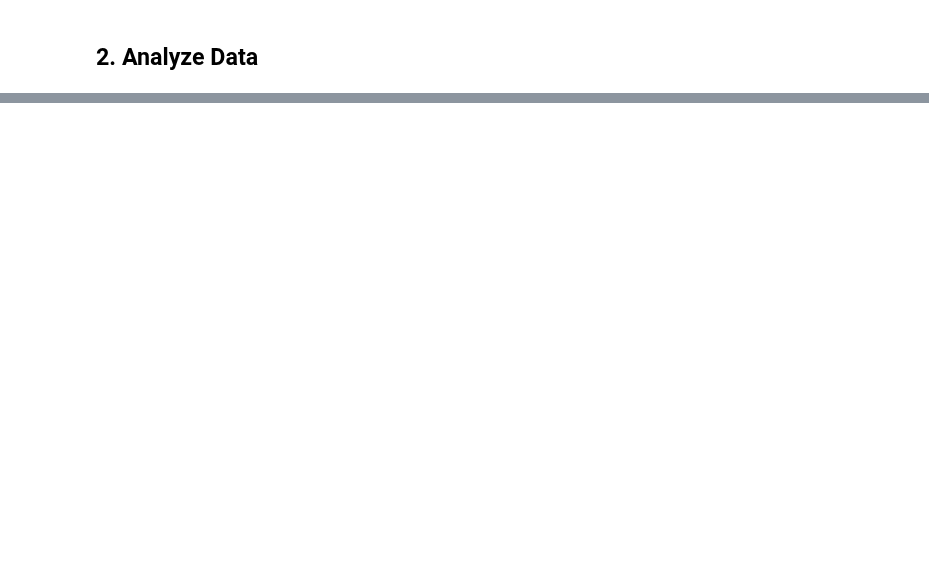
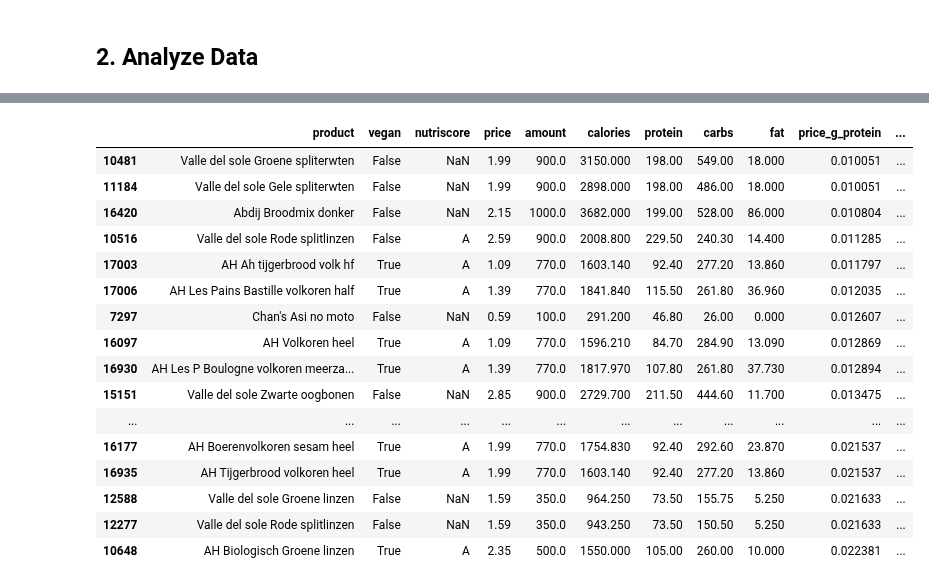
Before and after one commit to LuisCalejo/vegan-nutrition, a Jupyter notebook: src/data_analysis.ipynb, the cells around one changed output, grey strips where cells are left out. Cells and saved outputs as stored; diff of their text form; code cells hidden in the pictures; blank space fills up the shorter version.

```diff
--- a/src/data_analysis.ipynb
+++ b/src/data_analysis.ipynb
@@ -281,0 +415,21 @@ df.sort_values(by=['price_g_protein']).iloc[1:40]
+# %%
+df[df['perc_calories_protein'] >= 0.20].sort_values(by=['price_g_protein']).iloc[0:50].to_csv(DIR_DATA_ANIMATIONS + 'table_protein_cheap_20perc.csv', index = False)
+df[df['perc_calories_protein'] >= 0.20].sort_values(by=['price_g_protein']).iloc[0:50][['product','vegan','nutriscore','price','amount','calories','protein','carbs','fat','price_g_protein', 'perc_calories_protein']]
+# %% [output]
+|  | product | vegan | nutriscore | price | amount | calories | protein | carbs | fat | price_g_protein | ... |
+| 10481 | Valle del sole Groene spliterwten | False | NaN | 1.99 | 900.0 | 3150.000 | 198.00 | 549.00 | 18.000 | 0.010051 | ... |
+| 11184 | Valle del sole Gele spliterwten | False | NaN | 1.99 | 900.0 | 2898.000 | 198.00 | 486.00 | 18.000 | 0.010051 | ... |
+| 16420 | Abdij Broodmix donker | False | NaN | 2.15 | 1000.0 | 3682.000 | 199.00 | 528.00 | 86.000 | 0.010804 | ... |
+| 10516 | Valle del sole Rode splitlinzen | False | A | 2.59 | 900.0 | 2008.800 | 229.50 | 240.30 | 14.400 | 0.011285 | ... |
+| 17003 | AH Ah tijgerbrood volk hf | True | A | 1.09 | 770.0 | 1603.140 | 92.40 | 277.20 | 13.860 | 0.011797 | ... |
+| 17006 | AH Les Pains Bastille volkoren half | True | A | 1.39 | 770.0 | 1841.840 | 115.50 | 261.80 | 36.960 | 0.012035 | ... |
+| 7297 | Chan's Asi no moto | False | NaN | 0.59 | 100.0 | 291.200 | 46.80 | 26.00 | 0.000 | 0.012607 | ... |
+| 16097 | AH Volkoren heel | True | A | 1.09 | 770.0 | 1596.210 | 84.70 | 284.90 | 13.090 | 0.012869 | ... |
+| 16930 | AH Les P Boulogne volkoren meerza... | True | A | 1.39 | 770.0 | 1817.970 | 107.80 | 261.80 | 37.730 | 0.012894 | ... |
+| 15151 | Valle del sole Zwarte oogbonen | False | NaN | 2.85 | 900.0 | 2729.700 | 211.50 | 444.60 | 11.700 | 0.013475 | ... |
+| ... | ... | ... | ... | ... | ... | ... | ... | ... | ... | ... | ... |
+| 16177 | AH Boerenvolkoren sesam heel | True | A | 1.99 | 770.0 | 1754.830 | 92.40 | 292.60 | 23.870 | 0.021537 | ... |
+| 16935 | AH Tijgerbrood volkoren heel | True | A | 1.99 | 770.0 | 1603.140 | 92.40 | 277.20 | 13.860 | 0.021537 | ... |
+| 12588 | Valle del sole Groene linzen | False | NaN | 1.59 | 350.0 | 964.250 | 73.50 | 155.75 | 5.250 | 0.021633 | ... |
+| 12277 | Valle del sole Rode splitlinzen | False | NaN | 1.59 | 350.0 | 943.250 | 73.50 | 150.50 | 5.250 | 0.021633 | ... |
+| 10648 | AH Biologisch Groene linzen | True | A | 2.35 | 500.0 | 1550.000 | 105.00 | 260.00 | 10.000 | 0.022381 | ... |
```
Also changed, not shown: parts of 27 cells of this notebook.
